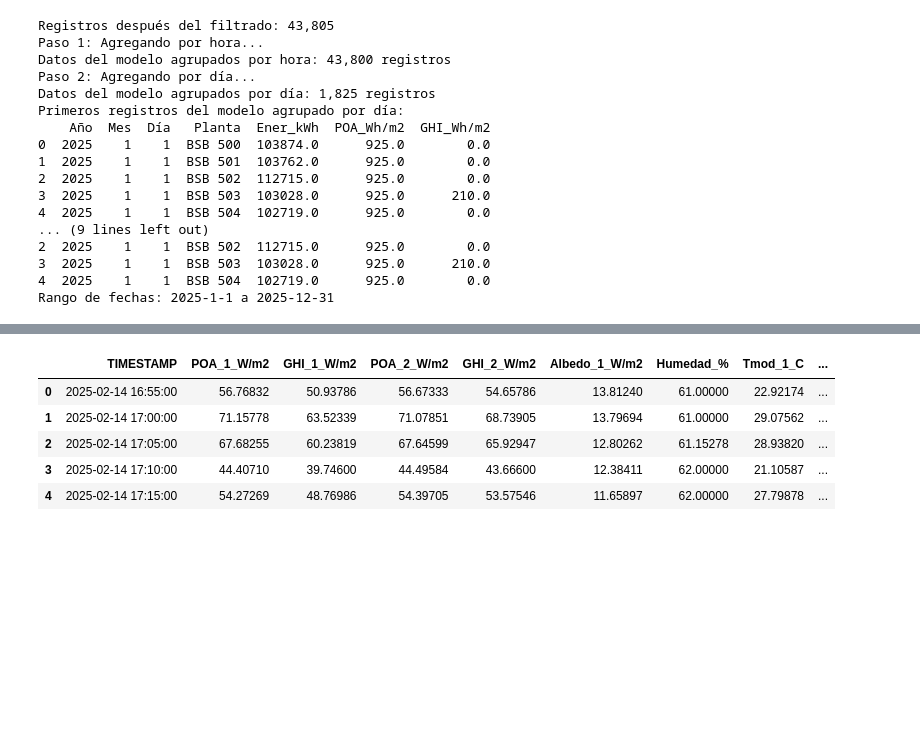
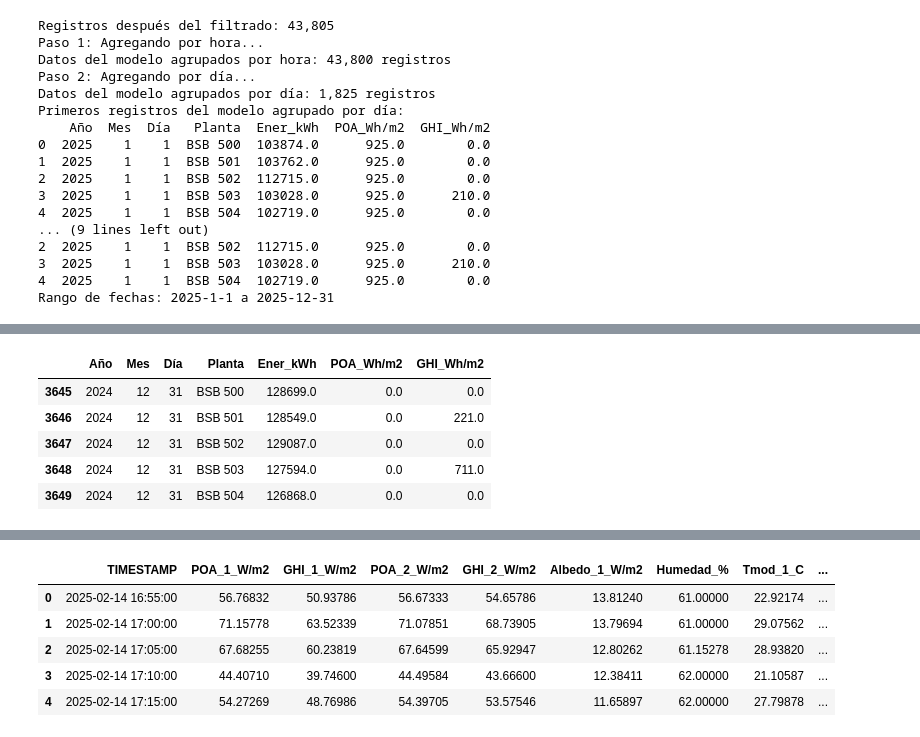
Before and after one commit to jhongaleano09/trasposicion-modelo-real-dia, a Jupyter notebook: modelo_y_real_traspuesto_dia_por_ghi_poa_energia.ipynb, the cells around one changed output, grey strips where cells are left out. Saved outputs shown, nothing was run; the diff lists cells and outputs as text; code cells hidden in the pictures; blank space fills up the shorter version.

```diff
--- a/modelo_y_real_traspuesto_dia_por_ghi_poa_energia.ipynb
+++ b/modelo_y_real_traspuesto_dia_por_ghi_poa_energia.ipynb
@@ -304,3 +326,12 @@ Rango de fechas: 2025-1-1 a 2025-12-31
+# %%
+df_modelo_dia.tail()
+# %% [output]
+|  | Año | Mes | Día | Planta | Ener_kWh | POA_Wh/m2 | GHI_Wh/m2 |
+| 3645 | 2024 | 12 | 31 | BSB 500 | 128699.0 | 0.0 | 0.0 |
+| 3646 | 2024 | 12 | 31 | BSB 501 | 128549.0 | 0.0 | 221.0 |
+| 3647 | 2024 | 12 | 31 | BSB 502 | 129087.0 | 0.0 | 0.0 |
+| 3648 | 2024 | 12 | 31 | BSB 503 | 127594.0 | 0.0 | 711.0 |
+| 3649 | 2024 | 12 | 31 | BSB 504 | 126868.0 | 0.0 | 0.0 |
 # %%
 # 5. CARGA Y PROCESAMIENTO DE DATOS EM (ESTACIONES METEOROLÓGICAS)
 def cargar_datos_em():
```
Also changed, not shown: parts of 11 cells of this notebook.
